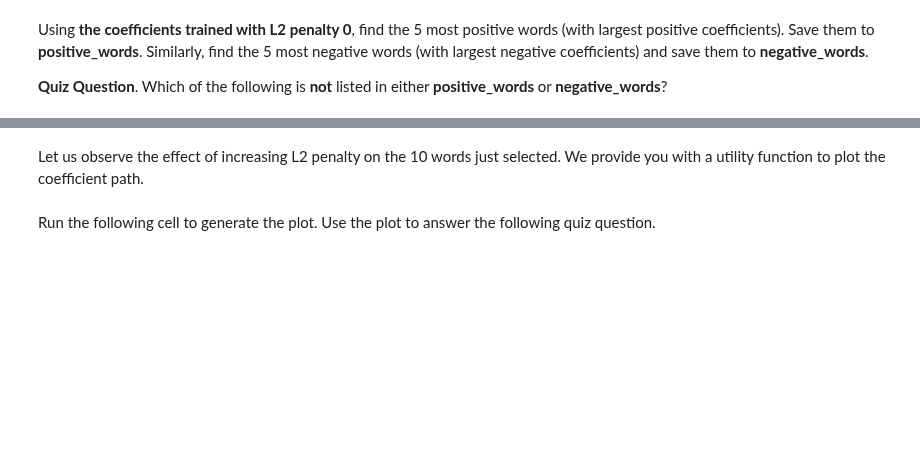
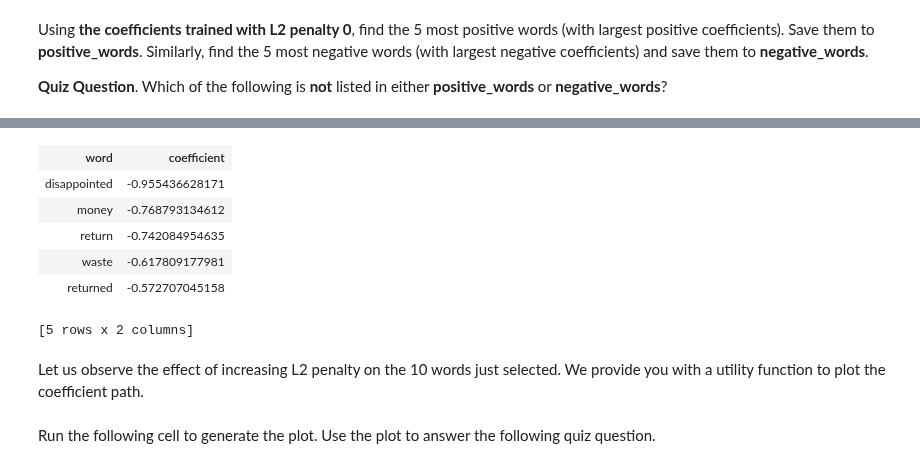
Before and after one commit to yorktronic/coursera-ml-classification, a Jupyter notebook: w2/module-4-linear-classifier-regularization-assignment-blank.ipynb, the cells around one changed output, grey strips where cells are left out. Drawn from its saved outputs; the diff is of its cells as text; code cells hidden in the pictures; blank space fills up the shorter version.

```diff
--- a/w2/module-4-linear-classifier-regularization-assignment-blank.ipynb
+++ b/w2/module-4-linear-classifier-regularization-assignment-blank.ipynb
@@ -352,0 +505,10 @@ Using **the coefficients trained with L2 penalty 0**, find the 5 most positive w
+# %%
+negative_words
+# %% [output]
+| word | coefficient |
+| disappointed | -0.955436628171 |
+| money | -0.768793134612 |
+| return | -0.742084954635 |
+| waste | -0.617809177981 |
+| returned | -0.572707045158 |
+[5 rows x 2 columns]
```
Also changed, not shown: parts of 20 cells of this notebook.
